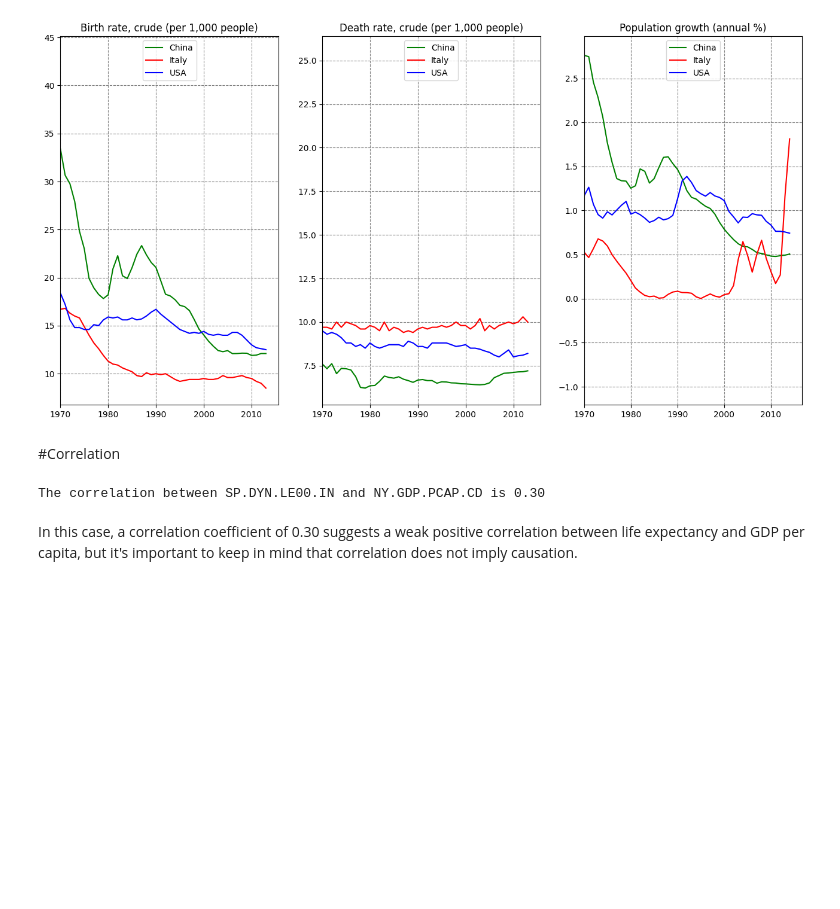
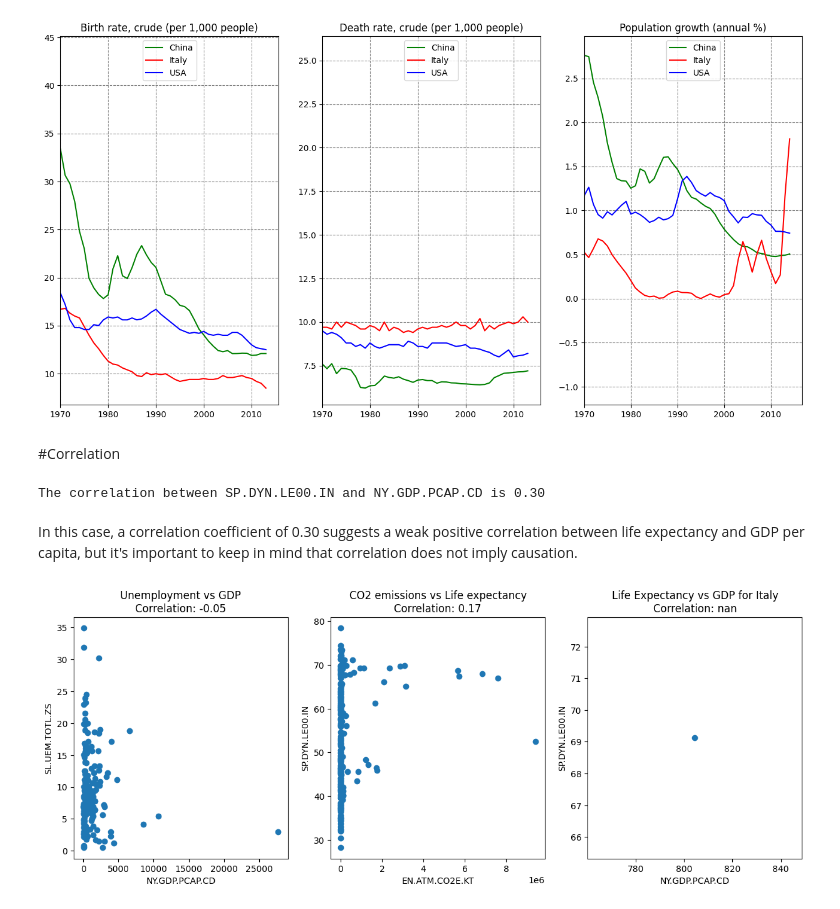
Before and after one commit to MaliheDahmardeh/World-Development-Indicators, a Jupyter notebook: WDI.ipynb, the cells around one changed output. Saved outputs shown, nothing was run; the diff lists cells and outputs as text; code cells hidden in the pictures; blank space fills up the shorter version.

```diff
--- a/WDI.ipynb
+++ b/WDI.ipynb
@@ -335,3 +335,48 @@ print(f"The correlation between {indicator1} and {indicator2} is {corr:.2f}")
 The correlation between SP.DYN.LE00.IN and NY.GDP.PCAP.CD is 0.30
 # %% [markdown]
 In this case, a correlation coefficient of 0.30 suggests a weak positive correlation between life expectancy and GDP per capita, but it's important to keep in mind that correlation does not imply causation.
+# %%
+# Select the indicators we're interested in
+indicator1 = 'SL.UEM.TOTL.ZS' # Unemployment, total (% of total labor force)
+indicator2 = 'NY.GDP.PCAP.CD' # GDP per capita (current US$)
+indicator3 = 'SP.DYN.LE00.IN' # Life expectancy at birth, total (years)
+indicator4 = 'EN.ATM.CO2E.KT' # CO2 emissions (kt)
+
+# Subset the data to include only the relevant indicators and Italy
+subset_italy = df.loc[(df['CountryName'] == 'Italy') & df['IndicatorCode'].isin([indicator1, indicator2, indicator3])]
+subset_world = df.loc[df['IndicatorCode'].isin([indicator1, indicator2, indicator3, indicator4])]
+
+# Remove duplicates
+subset_italy = subset_italy.drop_duplicates(['CountryName', 'IndicatorCode'])
+subset_world = subset_world.drop_duplicates(['CountryName', 'IndicatorCode'])
+
+# Pivot the data to have indicators as columns and countries as rows
+pivoted_italy = subset_italy.pivot(index='CountryName', columns='IndicatorCode', values='Value')
+pivoted_world = subset_world.pivot(index='CountryName', columns='IndicatorCode', values='Value')
+
+# Compute the correlations
+corr_italy = pivoted_italy.corr().loc[indicator3, indicator2]
+corr_unemp_gdp = pivoted_world.corr().loc[indicator1, indicator2]
+corr_co2_life = pivoted_world.corr().loc[indicator4, indicator3]
+
+# Create scatter plots
+fig, axs = plt.subplots(1, 3, figsize=(15, 5))
+
+axs[0].scatter(pivoted_world[indicator2], pivoted_world[indicator1])
+axs[0].set_xlabel(indicator2)
+axs[0].set_ylabel(indicator1)
+axs[0].set_title(f"Unemployment vs GDP\nCorrelation: {corr_unemp_gdp:.2f}")
+
+axs[1].scatter(pivoted_world[indicator4], pivoted_world[indicator3])
+axs[1].set_xlabel(indicator4)
+axs[1].set_ylabel(indicator3)
+axs[1].set_title(f"CO2 emissions vs Life expectancy\nCorrelation: {corr_co2_life:.2f}")
+
+axs[2].scatter(pivoted_italy[indicator2], pivoted_italy[indicator3])
+axs[2].set_xlabel(indicator2)
+axs[2].set_ylabel(indicator3)
+axs[2].set_title(f"Life Expectancy vs GDP for Italy\nCorrelation: {corr_italy:.2f}")
+
+plt.show()
+# %% [output]
+[figure, added]
```
